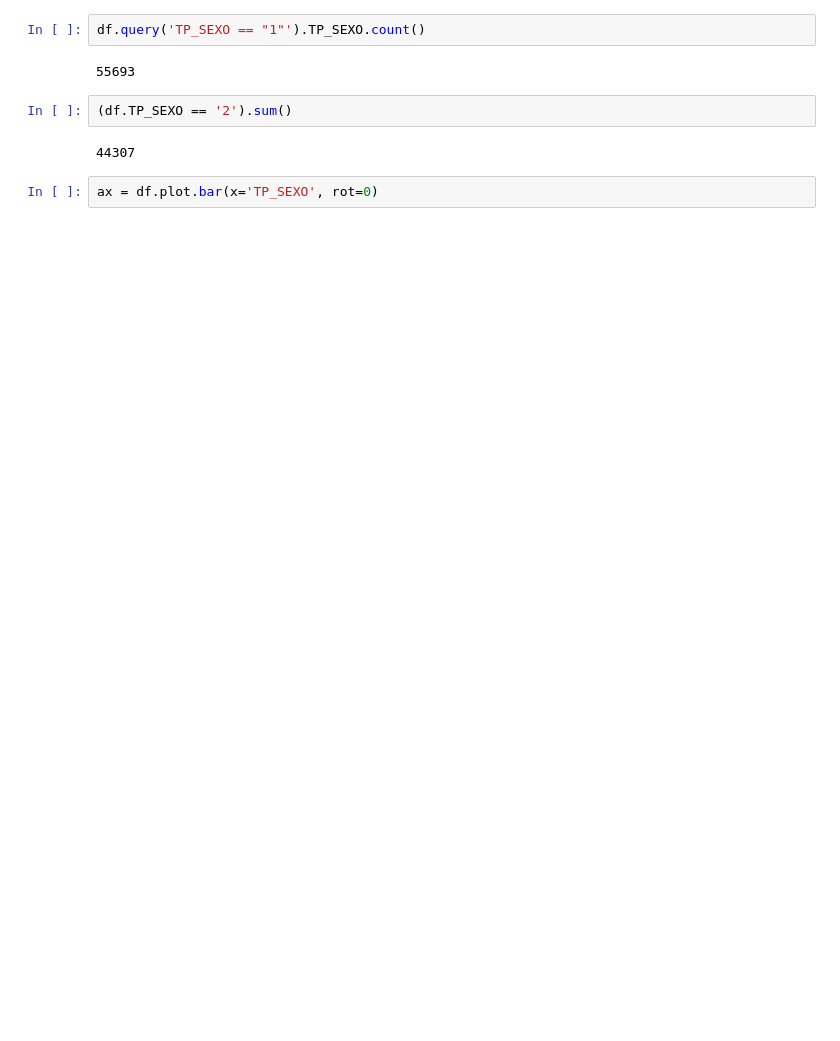
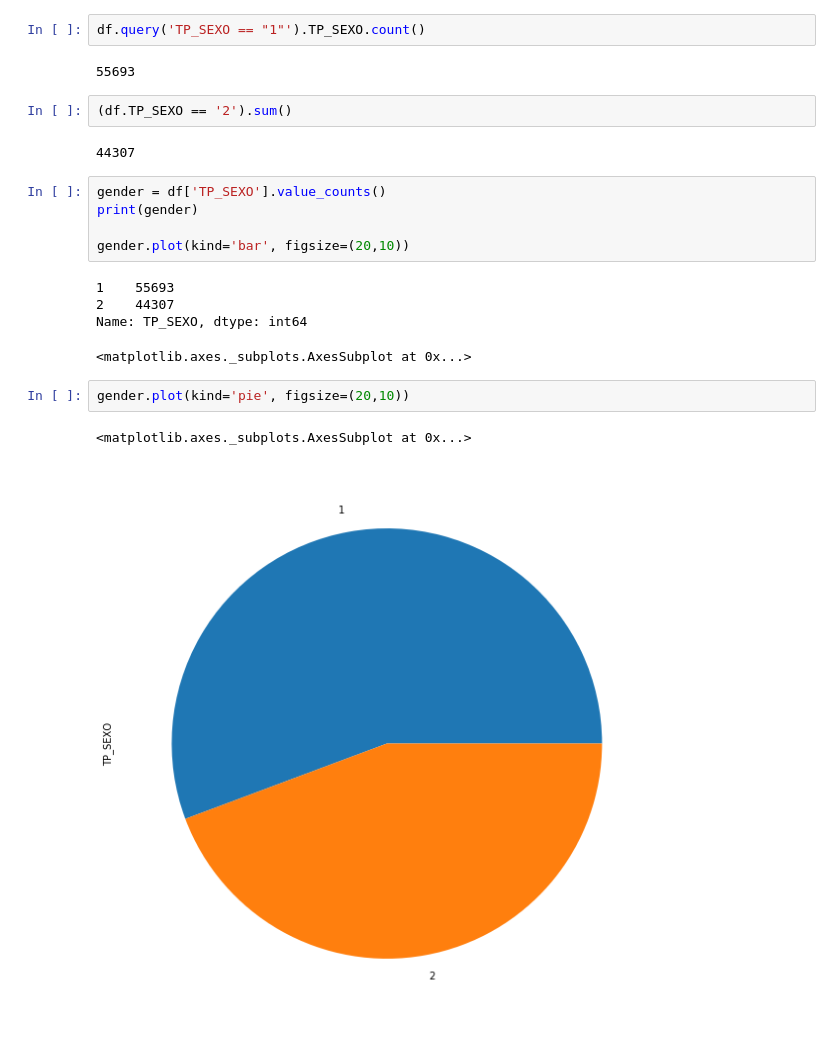
Before and after one commit to Kan4me/women_in_grad, a Jupyter notebook: 1_database_setup.ipynb, the cells around one changed output. Cells and saved outputs as stored; diff of their text form; blank space fills up the shorter version.

Commit message:
fix column values

```diff
--- a/1_database_setup.ipynb
+++ b/1_database_setup.ipynb
@@ -84,5 +86,18 @@ df.query('TP_SEXO == "1"').TP_SEXO.count()
 (df.TP_SEXO == '2').sum()
 # %% [output]
 44307
-# %%
-ax = df.plot.bar(x='TP_SEXO', rot=0)
+# %%
+gender = df['TP_SEXO'].value_counts()
+print(gender)
+
+gender.plot(kind='bar', figsize=(20,10))
+# %% [output]
+1    55693
+2    44307
+Name: TP_SEXO, dtype: int64
+<matplotlib.axes._subplots.AxesSubplot at 0x...>
+# %%
+gender.plot(kind='pie', figsize=(20,10))
+# %% [output]
+<matplotlib.axes._subplots.AxesSubplot at 0x...>
+[figure, added]
```
Also changed, not shown: parts of 20 cells of this notebook.
